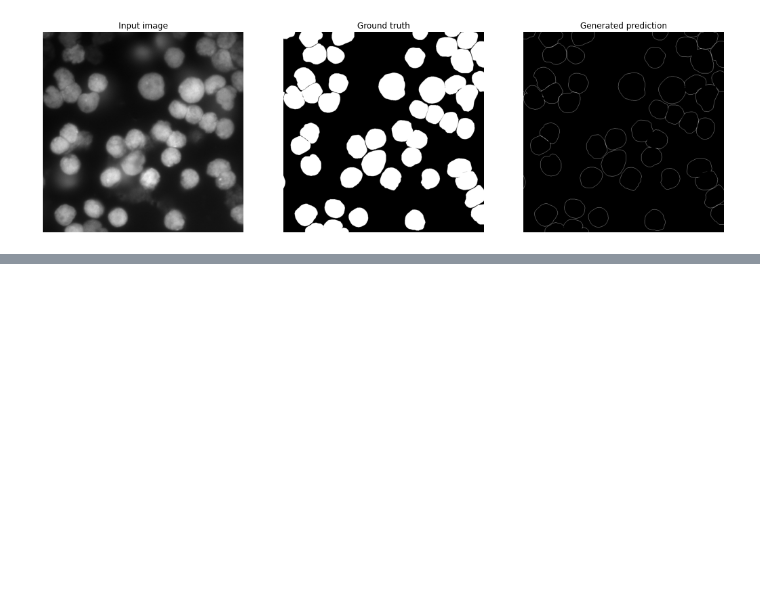
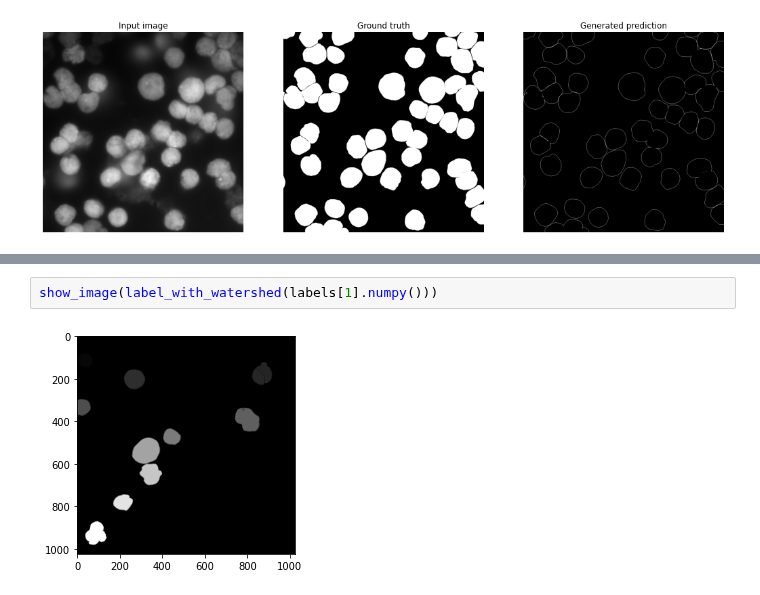
Before and after one commit to CRefice/ml-segmentation-project, a Jupyter notebook: notebook.ipynb, the cells around one changed output, grey strips where cells are left out. Drawn from its saved outputs; the diff is of its cells as text; blank space fills up the shorter version.

```diff
--- a/notebook.ipynb
+++ b/notebook.ipynb
@@ -300,0 +343,4 @@ show_results(inputs[:1], labels[:1], [(binary_dilation(labels[0]) - labels[0].nu
+# %%
+show_image(label_with_watershed(labels[1].numpy()))
+# %% [output]
+[figure, added]
```
Also changed, not shown: parts of 11 cells of this notebook.
